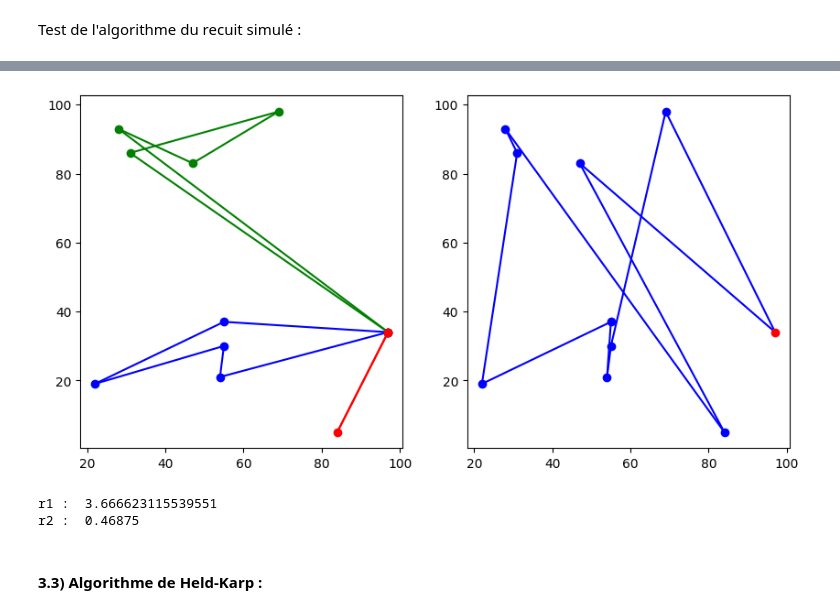
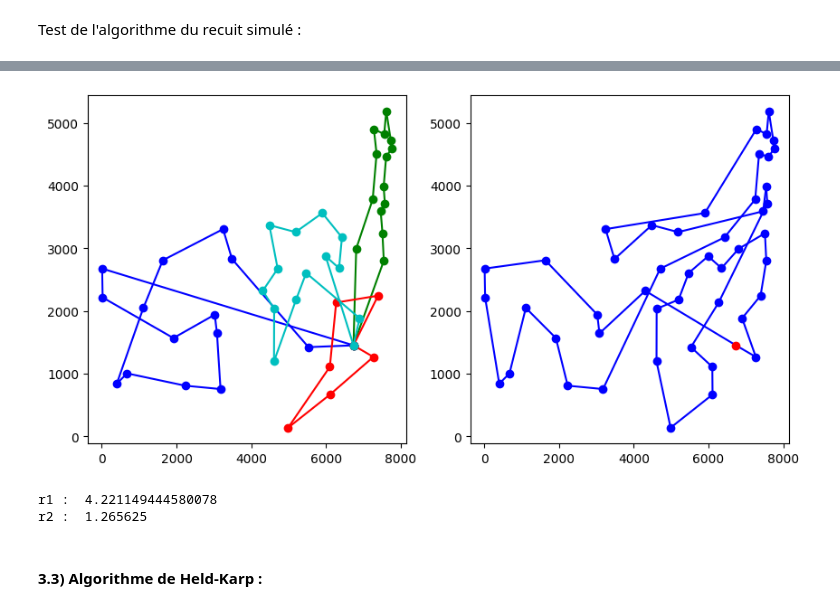
Before and after one commit to Neony-creator/ProjectAlgoadvance, a Jupyter notebook: Livrable 1 .ipynb, the cells around one changed output, grey strips where cells are left out. Cells and saved outputs as stored; diff of their text form; code cells hidden in the pictures.

```diff
--- a/Livrable 1 .ipynb
+++ b/Livrable 1 .ipynb
@@ -299,13 +327,13 @@ Appel les différentes autres fonctions, de façon à réaliser l'algorithme.
 Test de l'algorithme d'optimisation des colonies de fourmies :
 # %%
     iterations = 10
-    ants = 50
+    ants = 200
     alpha = 1
     beta = 10
     evaporation = 0.5
     intensification = 0.8
 
-    v = toolbox.generate_cities(200)
+    v = toolbox.generate_cities(100)
 
     t = time.time()
     p = time.process_time()
@@ -357,20 +385,22 @@ def kcamions(cluster, cities, iterations, ants, evaporation, alpha, beta, intens
 
     return best_paths, best_scores, clusters
 # %%
+    import dataset
     iterations = 10
-    ants = 200
+    ants = 100
     alpha = 1
     beta = 10
     evaporation = 0.5
     intensification = 0.8
 
-    v = toolbox.generate_cities(100)
+    v = toolbox.generate_cities(1000)
+#     v = dataset.dataset1
 
     t = time.time()
     p = time.process_time()
 
 
-    paths, scores, cluster = kcamions(5, v, iterations, ants, evaporation, alpha, beta, intensification, True)
+    paths, scores, cluster = kcamions(10, v, iterations, ants, evaporation, alpha, beta, intensification, True)
 
     for i in range(len(paths)):
 #         print("Path : ", paths[i])
@@ -449,7 +484,7 @@ Boucle principale de l'algorithme du recuit simulé
 Test de l'algorithme du recuit simulé :
 # %%
     nb_camion=4
-    cities_number = 10
+    cities_number = 50
     iterations = 50000
     temperature = 10000
     cxreduction = 0.5
@@ -457,7 +492,56 @@ Test de l'algorithme du recuit simulé :
     p = time.process_time()
     t = time.time()
 
-    cities_coords = toolbox.generate_cities(cities_number)
+#     cities_coords = toolbox.generate_cities(cities_number)
+cities_coords = [
+[6734,1453],
+[2233,810],
+[5530,1424],
+[401,841],
+[3082,1644],
+[7608,4458],
+[7573,3716],
+[7265,1268],
+[6898,1885],
+[1112,2049],
+[5468,2606],
+[5989,2873],
+[4706,2674],
+[4612,2035],
+[6347,2683],
+[6107,669],
+[7611,5184],
+[7462,3590],
+[7732,4723],
+[5900,3561],
+[4483,3369],
+[6101,1110],
+[5199,2182],
+[1633,2809],
+[4307,2322],
+[675,1006],
+[7555,4819],
+[7541,3981],
+[3177,756],
+[7352,4506],
+[7545,2801],
+[3245,3305],
+[6426,3173],
+[4608,1198],
+[23,2216],
+[7248,3779],
+[7762,4595],
+[7392,2244],
+[3484,2829],
+[6271,2135],
+[4985,140],
+[1916,1569],
+[7280,4899],
+[7509,3239],
+[10,2676],
+[6807,2993],
+[5185,3258],
+[3023,1942]]
 
     fig = plt.figure(figsize=(10, 5))
     ax1 = fig.add_subplot(121)
@@ -520,6 +605,6 @@ Test de l'algorithme du recuit simulé :
-[figure, old version]
+[figure, new version]
-r1 :  3.666623115539551
-r2 :  0.46875
+r1 :  4.221149444580078
+r2 :  1.265625
 # %% [markdown]
 #### 3.3) Algorithme de Held-Karp : <a class="anchor" id="held-karp"></a>
 # %%
```
Also changed, not shown: parts of 16 cells of this notebook, 13 other files.
